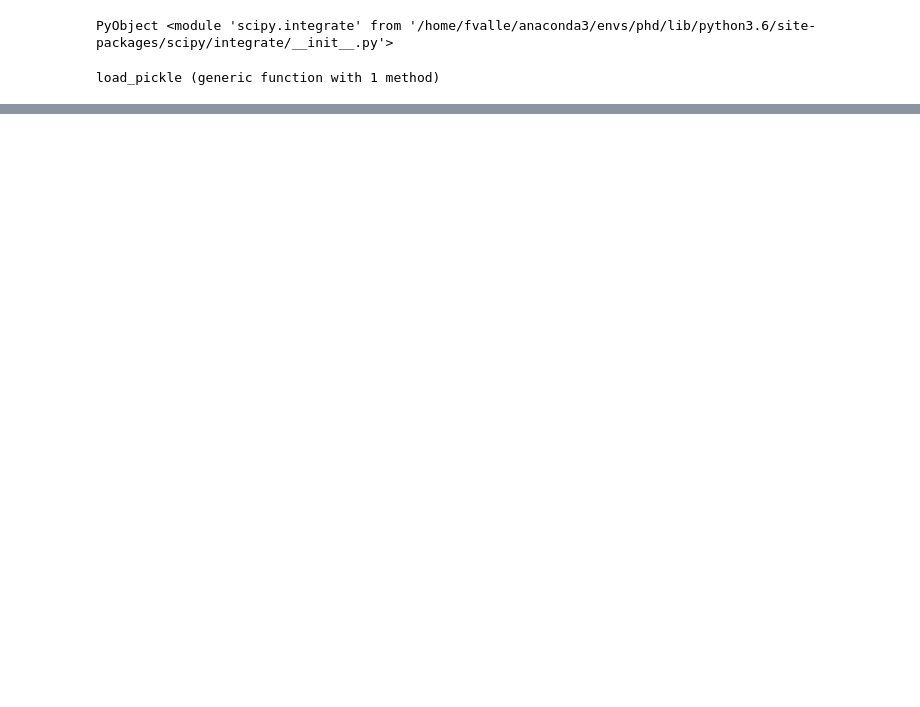
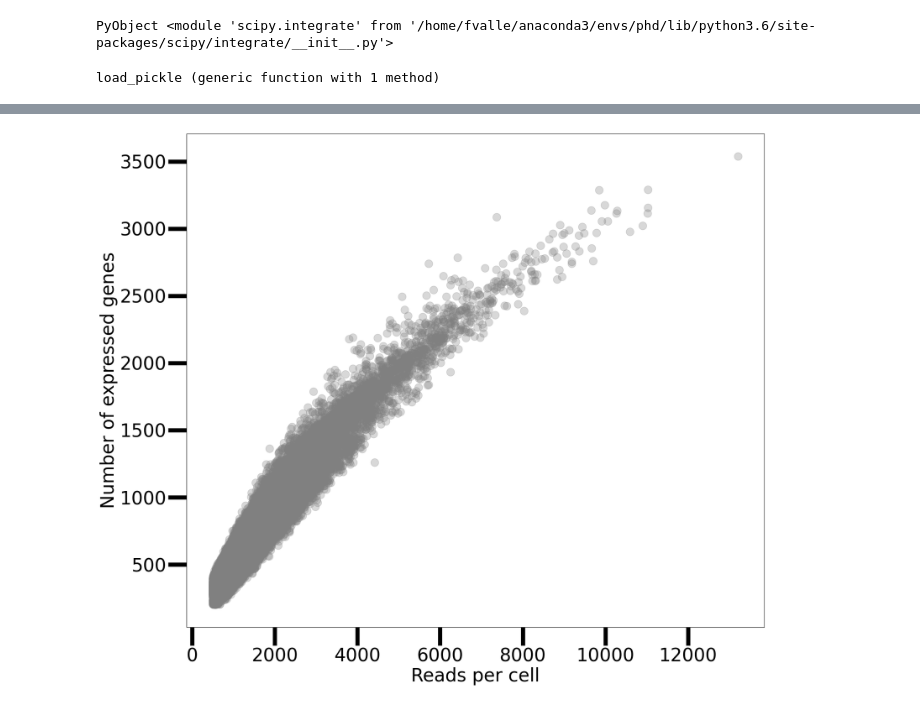
Before and after one commit to fvalle1/phd, a Jupyter notebook: mouse_Atlas/tissue.ipynb, the cells around one changed output, grey strips where cells are left out. Drawn from its saved outputs; the diff is of its cells as text; code cells hidden in the pictures; blank space fills up the shorter version.

```diff
--- a/mouse_Atlas/tissue.ipynb
+++ b/mouse_Atlas/tissue.ipynb
@@ -259,20 +218,24 @@ PyPlot.xlabel("MCA integral's rank", fontsize=22)
 PyPlot.ylabel("TM integral's rank", fontsize=22)
 fig.savefig("heaps_rank_both.pdf")
 # %%
+data = Dict()
 data["data"]=load_pickle("mca/data_Bone-Marrow_c-kit_data.pkl")
 data["mazzolini"]=load_pickle("mca/data_Bone-Marrow_c-kit_mazzolini.pkl")
 
 
-fig, ax = PyPlot.subplots(figsize=(18,10))
+fig, ax = PyPlot.subplots(figsize=(18,15))
 
-ax.scatter(data["data"]["M"], data["data"]["diffWords"], c="gray", alpha=0.3)
+ax.scatter(data["data"]["M"], data["data"]["diffWords"], c="gray", alpha=0.3, s=225)
 
-ax.set_xlabel("Reads per cell", fontsize=22)
-ax.set_ylabel("Number of expressed genes", fontsize=22)
+ax.set_xlabel("Reads per cell", fontsize=35)
+ax.set_ylabel("Number of expressed genes", fontsize=35)
 
+ax.tick_params(labelsize=35, width=8, length=35)
 
 PyPlot.show()
 fig.savefig("heaps_boneMarrow_MCA.pdf")
+# %% [output]
+[figure, added]
 # %%
 fig, ax = PyPlot.subplots(figsize=(18,10))
 
```
Also changed, not shown: parts of 13 cells of this notebook, 3 other files.
